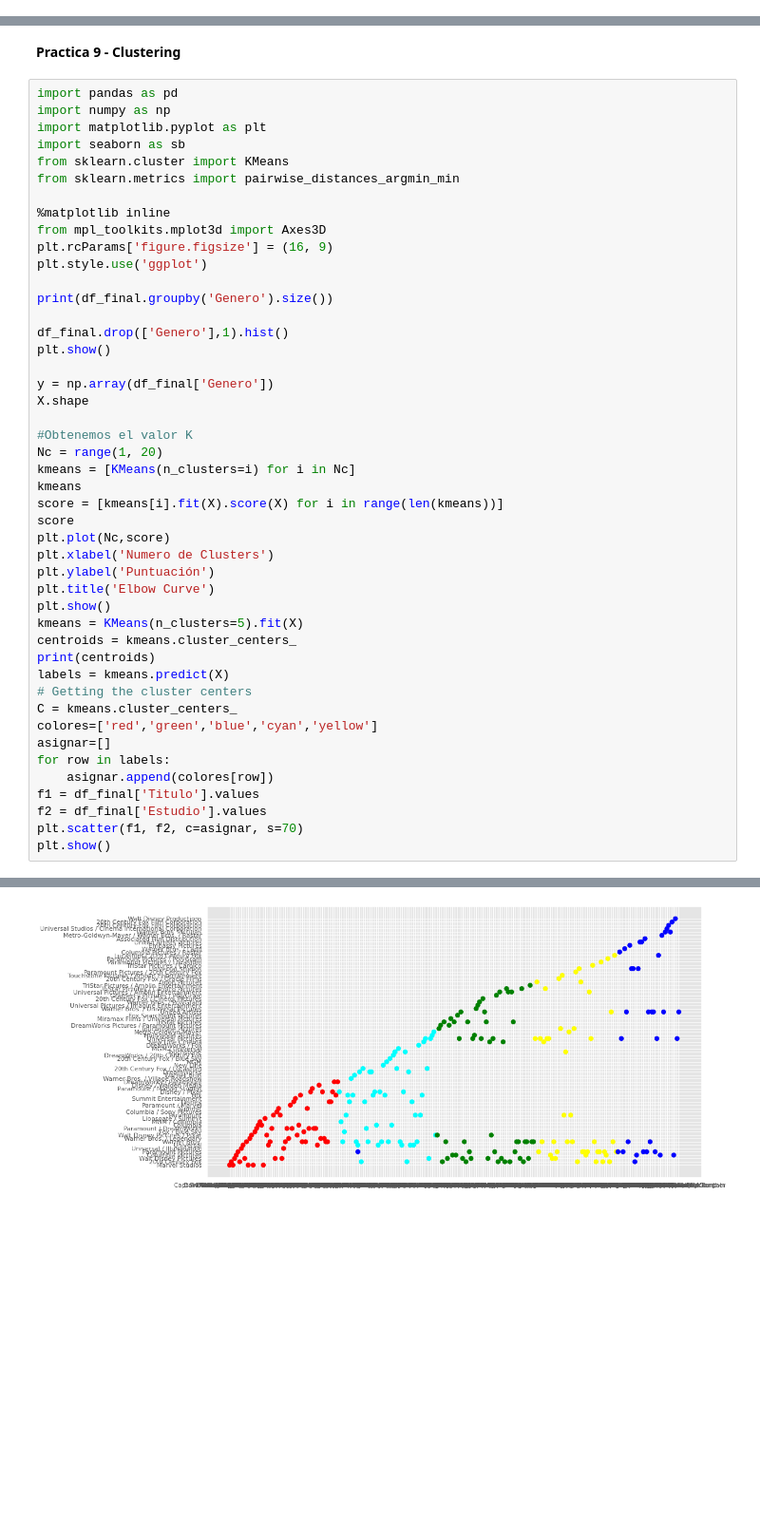
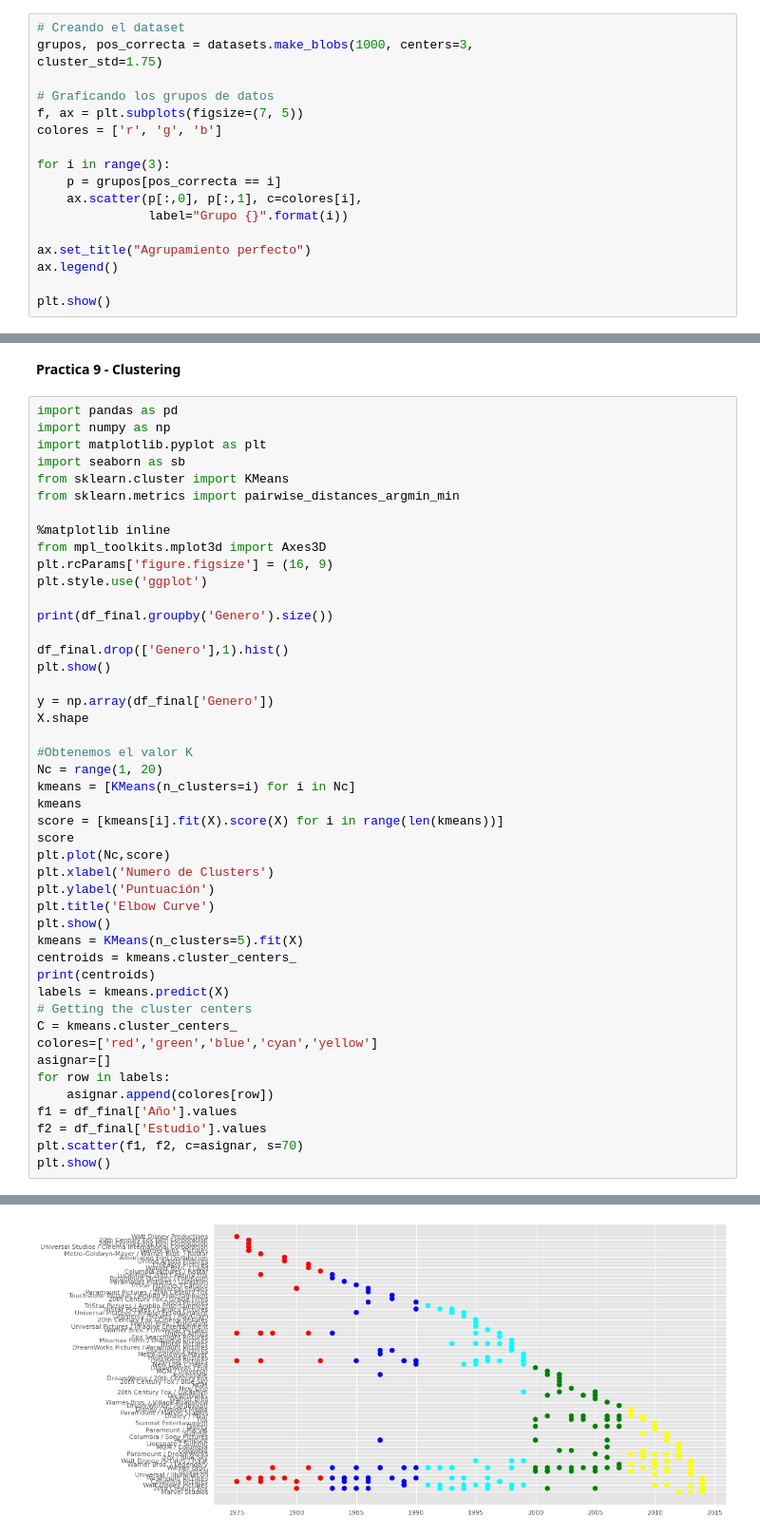
Before and after one commit to RAIGOZAGIAN1997/MineriaDatos, a Jupyter notebook: Practicas_Mineria_de_Datos.ipynb, the cells around one changed output, grey strips where cells are left out. Shown: that part at 95% size. Cells and saved outputs as stored; diff of their text form; blank space fills up the shorter version.

```diff
--- a/Practicas_Mineria_de_Datos.ipynb
+++ b/Practicas_Mineria_de_Datos.ipynb
@@ -388,0 +386,18 @@ plt.show()
+# %%
+# Creando el dataset
+grupos, pos_correcta = datasets.make_blobs(1000, centers=3,
+cluster_std=1.75)
+
+# Graficando los grupos de datos
+f, ax = plt.subplots(figsize=(7, 5))
+colores = ['r', 'g', 'b']
+
+for i in range(3):
+    p = grupos[pos_correcta == i]
+    ax.scatter(p[:,0], p[:,1], c=colores[i],
+               label="Grupo {}".format(i))
+
+ax.set_title("Agrupamiento perfecto")
+ax.legend()
+
+plt.show()
@@ -430,7 +447,7 @@ colores=['red','green','blue','cyan','yellow']
 asignar=[]
 for row in labels:
     asignar.append(colores[row])
-f1 = df_final['Titulo'].values
+f1 = df_final['Año'].values
 f2 = df_final['Estudio'].values
 plt.scatter(f1, f2, c=asignar, s=70)
 plt.show()
@@ -463 +480 @@ In a future version of pandas all arguments of DataFrame.drop except for the arg
-[figure, old version]
+[figure, new version]
```
Also changed, not shown: parts of 3 cells of this notebook.
